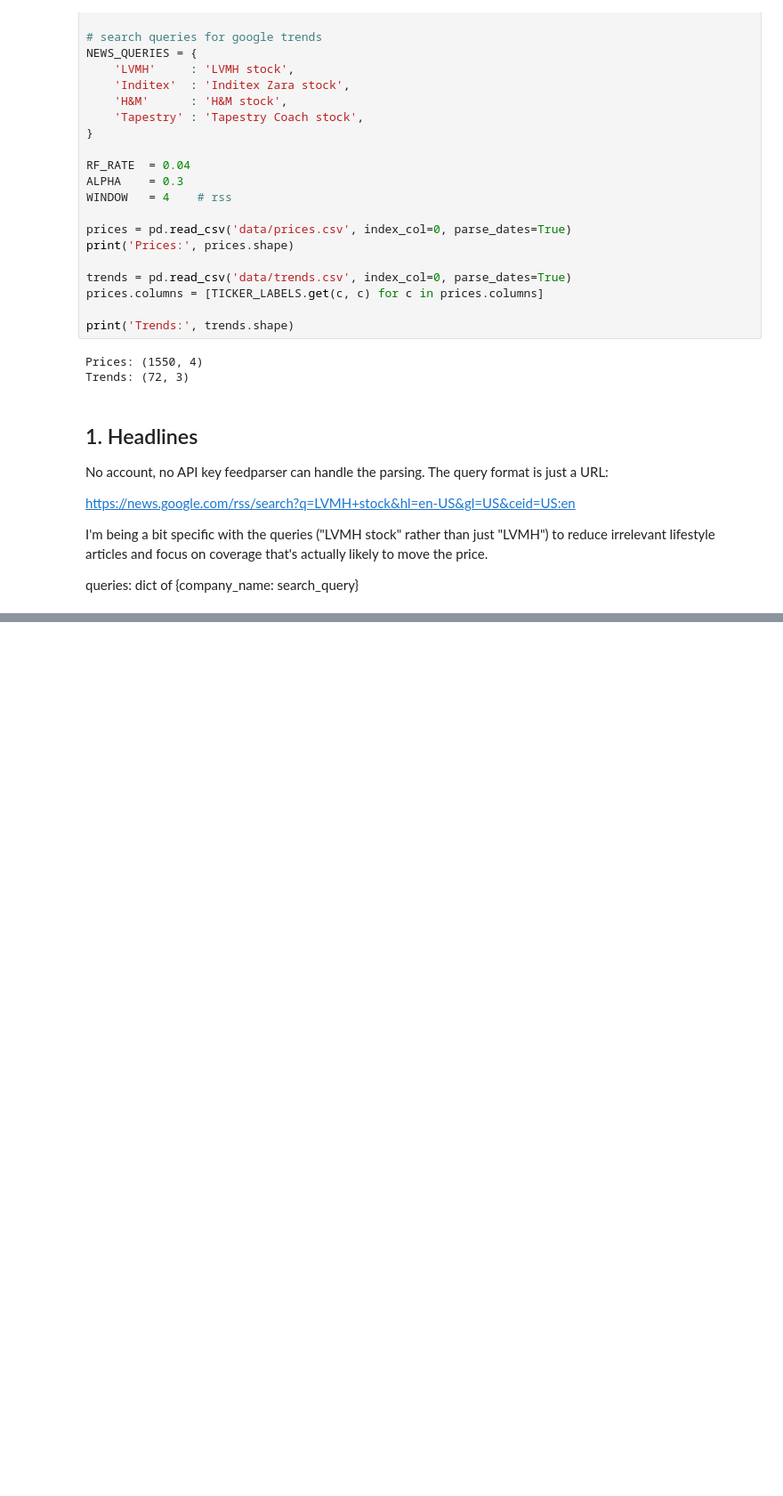
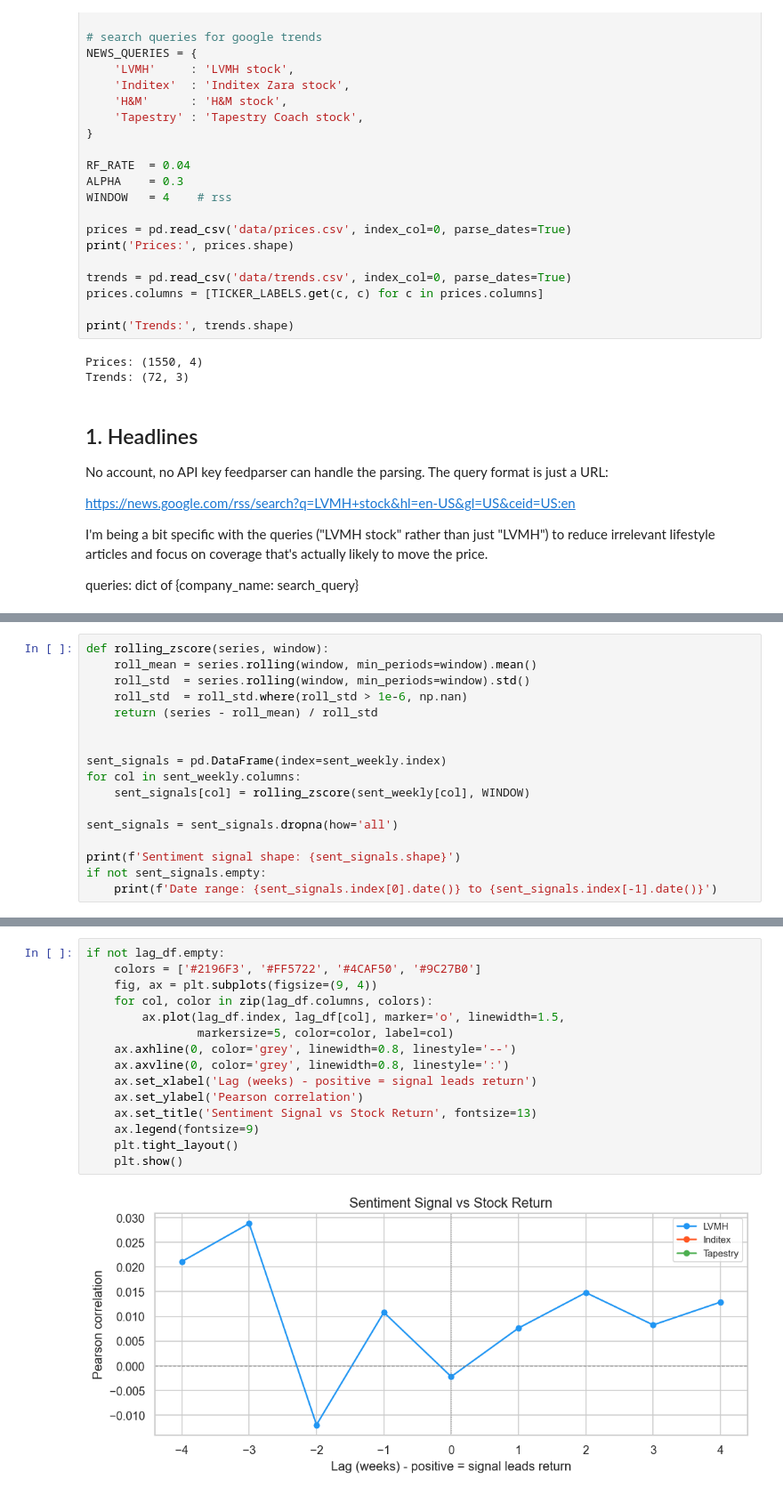
Before and after one commit to radostinaaa/fashion-trends, a Jupyter notebook: 5_sentiment_signal.ipynb, the cells around one changed output, grey strips where cells are left out. Shown at 89% size. Cells and saved outputs as stored; diff of their text form; blank space fills up the shorter version.

```diff
--- a/5_sentiment_signal.ipynb
+++ b/5_sentiment_signal.ipynb
@@ -119,0 +217,17 @@ Total headlines: 385
+# %%
+def rolling_zscore(series, window):
+    roll_mean = series.rolling(window, min_periods=window).mean()
+    roll_std  = series.rolling(window, min_periods=window).std()
+    roll_std  = roll_std.where(roll_std > 1e-6, np.nan)
+    return (series - roll_mean) / roll_std
+
+
+sent_signals = pd.DataFrame(index=sent_weekly.index)
+for col in sent_weekly.columns:
+    sent_signals[col] = rolling_zscore(sent_weekly[col], WINDOW)
+
+sent_signals = sent_signals.dropna(how='all')
+
+print(f'Sentiment signal shape: {sent_signals.shape}')
+if not sent_signals.empty:
+    print(f'Date range: {sent_signals.index[0].date()} to {sent_signals.index[-1].date()}')
@@ -119,0 +287,17 @@ Total headlines: 385
+# %%
+if not lag_df.empty:
+    colors = ['#2196F3', '#FF5722', '#4CAF50', '#9C27B0']
+    fig, ax = plt.subplots(figsize=(9, 4))
+    for col, color in zip(lag_df.columns, colors):
+        ax.plot(lag_df.index, lag_df[col], marker='o', linewidth=1.5,
+                markersize=5, color=color, label=col)
+    ax.axhline(0, color='grey', linewidth=0.8, linestyle='--')
+    ax.axvline(0, color='grey', linewidth=0.8, linestyle=':')
+    ax.set_xlabel('Lag (weeks) - positive = signal leads return')
+    ax.set_ylabel('Pearson correlation')
+    ax.set_title('Sentiment Signal vs Stock Return', fontsize=13)
+    ax.legend(fontsize=9)
+    plt.tight_layout()
+    plt.show()
+# %% [output]
+[figure, added]
```
Also changed, not shown: parts of 11 cells of this notebook.
